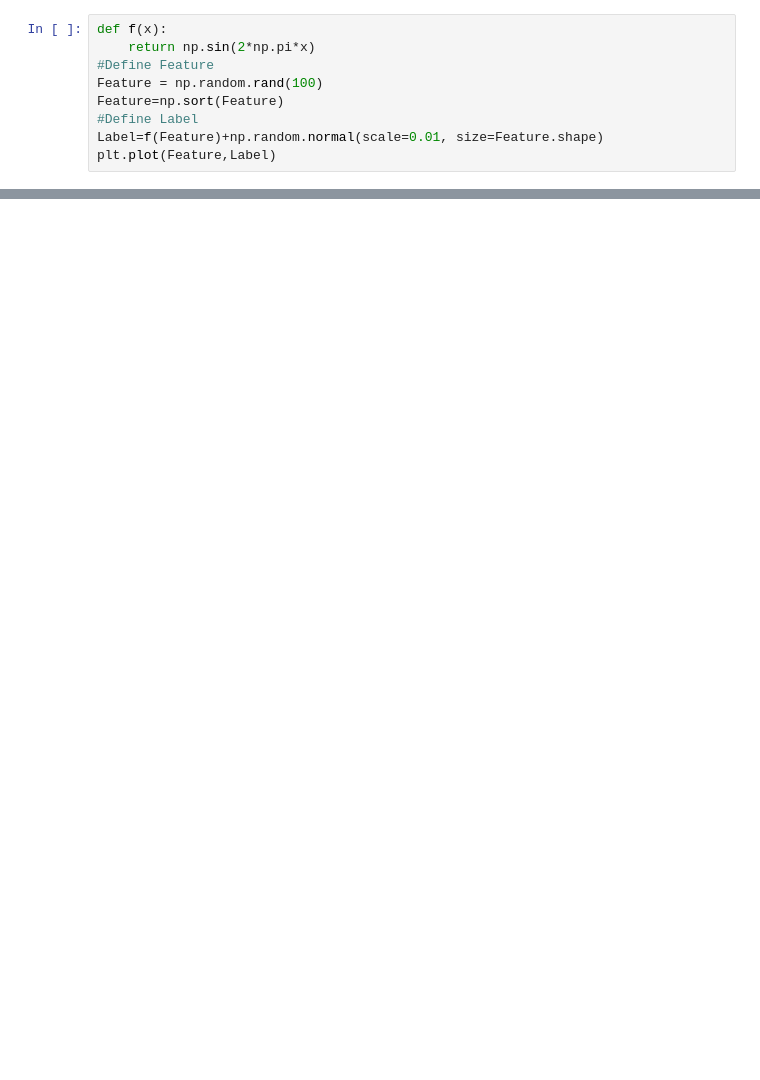
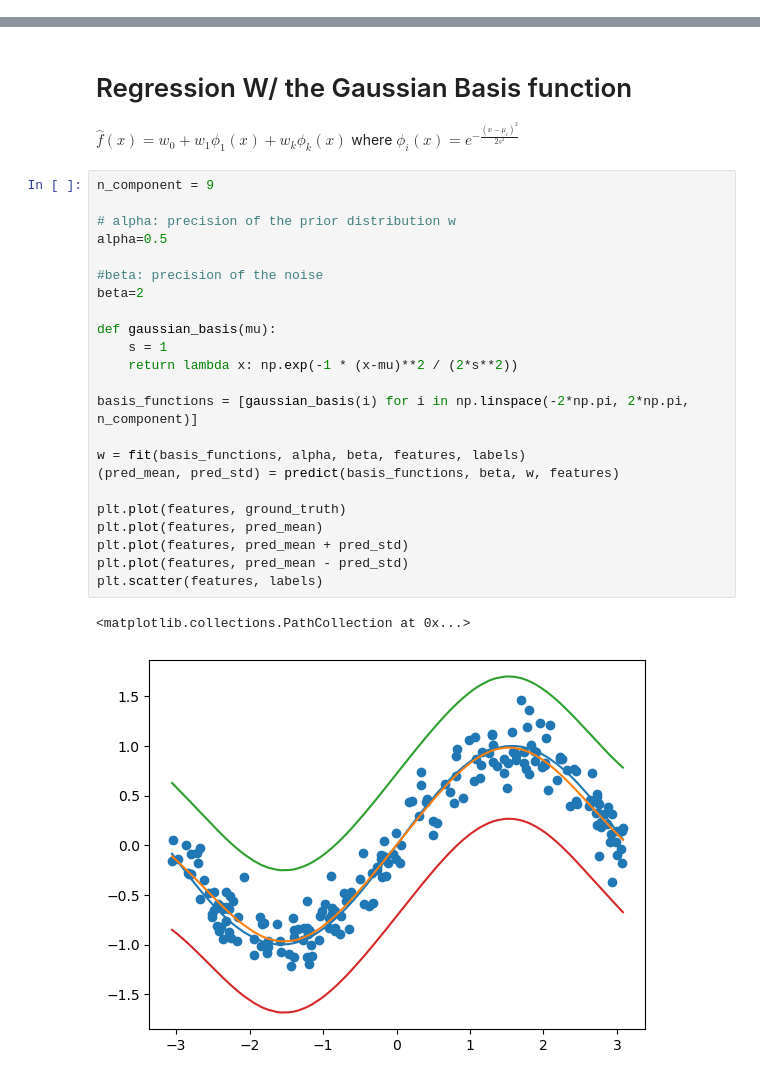
Before and after one commit to shanshanxu94/PAML-Implementation, a Jupyter notebook: Bayesian_Regression.ipynb, the cells around one changed output, grey strips where cells are left out. Drawn from its saved outputs; the diff is of its cells as text; blank space fills up the shorter version.

Commit message:
refactor Linear_basis_regression and Baysian Regression

```diff
--- a/Bayesian_Regression.ipynb
+++ b/Bayesian_Regression.ipynb
@@ -7,9 +3,0 @@ Manually generate data
-# %%
-def f(x):
-    return np.sin(2*np.pi*x)
-#Define Feature
-Feature = np.random.rand(100)
-Feature=np.sort(Feature)
-#Define Label
-Label=f(Feature)+np.random.normal(scale=0.01, size=Feature.shape)
-plt.plot(Feature,Label)
@@ -49,0 +66,30 @@ plt.plot(Feature, f(Feature))
+# %% [markdown]
+# Regression W/ the Gaussian Basis function
+
+$\hat{f}(x) = w_0 + w_1\phi_1(x) + w_k\phi_k(x)$ where $\phi_i(x) = e^{-\frac{(x - \mu_i)^2}{2s^2}}$
+# %%
+n_component = 9
+
+# alpha: precision of the prior distribution w
+alpha=0.5
+
+#beta: precision of the noise
+beta=2
+
+def gaussian_basis(mu):
+    s = 1
+    return lambda x: np.exp(-1 * (x-mu)**2 / (2*s**2))
+
+basis_functions = [gaussian_basis(i) for i in np.linspace(-2*np.pi, 2*np.pi, n_component)]
+
+w = fit(basis_functions, alpha, beta, features, labels)
+(pred_mean, pred_std) = predict(basis_functions, beta, w, features)
+
+plt.plot(features, ground_truth)
+plt.plot(features, pred_mean)
+plt.plot(features, pred_mean + pred_std)
+plt.plot(features, pred_mean - pred_std)
+plt.scatter(features, labels)
+# %% [output]
+<matplotlib.collections.PathCollection at 0x...>
+[figure, added]
```
Also changed, not shown: parts of 12 cells of this notebook, 1 other file.
